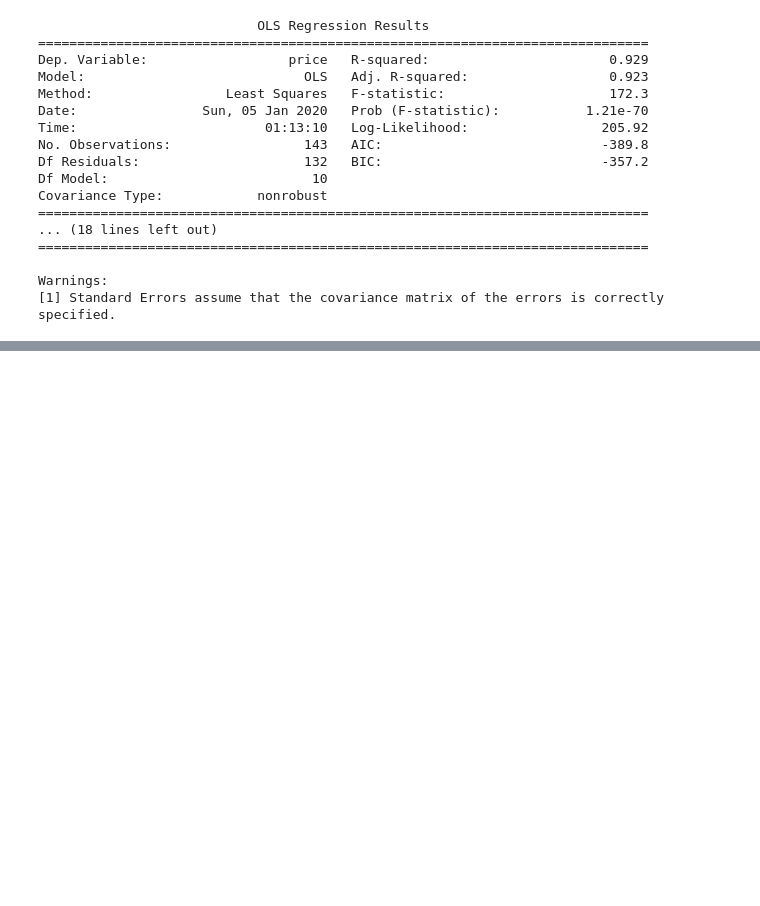
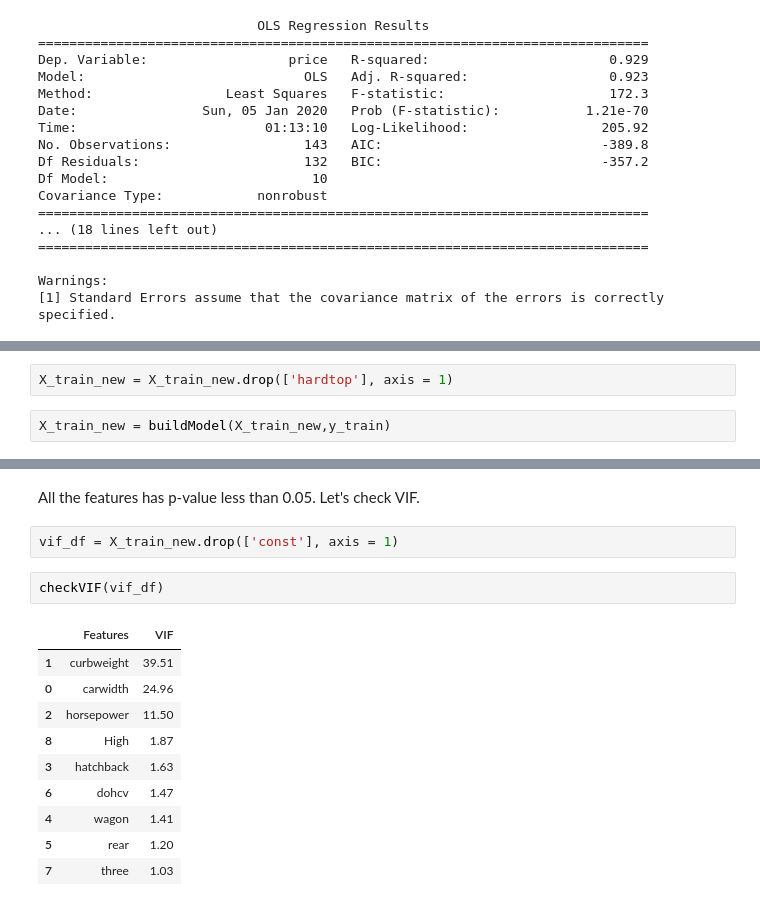
Before and after one commit to rishavhack/Projects-On-MachineLearning-OpenCV-NLP, a Jupyter notebook: Project 7 Car Price - Multiple Linear Regression/Car Price - Multiple Linear Regression.ipynb, the cells around one changed output, grey strips where cells are left out. Cells and saved outputs as stored; diff of their text form; blank space fills up the shorter version.

Commit message:
Checking VIF value and droping columns

```diff
--- a/Project 7 Car Price - Multiple Linear Regression/Car Price - Multiple Linear Regression.ipynb
+++ b/Project 7 Car Price - Multiple Linear Regression/Car Price - Multiple Linear Regression.ipynb
@@ -521,0 +522,4 @@ Warnings:
+# %%
+X_train_new = X_train_new.drop(['hardtop'], axis = 1)
+# %%
+X_train_new = buildModel(X_train_new,y_train)
@@ -521,0 +544,17 @@ Warnings:
+# %% [markdown]
+All the features has p-value less than 0.05. Let's check VIF.
+# %%
+vif_df = X_train_new.drop(['const'], axis = 1)
+# %%
+checkVIF(vif_df)
+# %% [output]
+|  | Features | VIF |
+| 1 | curbweight | 39.51 |
+| 0 | carwidth | 24.96 |
+| 2 | horsepower | 11.50 |
+| 8 | High | 1.87 |
+| 3 | hatchback | 1.63 |
+| 6 | dohcv | 1.47 |
+| 4 | wagon | 1.41 |
+| 5 | rear | 1.20 |
+| 7 | three | 1.03 |
```
Also changed, not shown: parts of 2 cells of this notebook.
